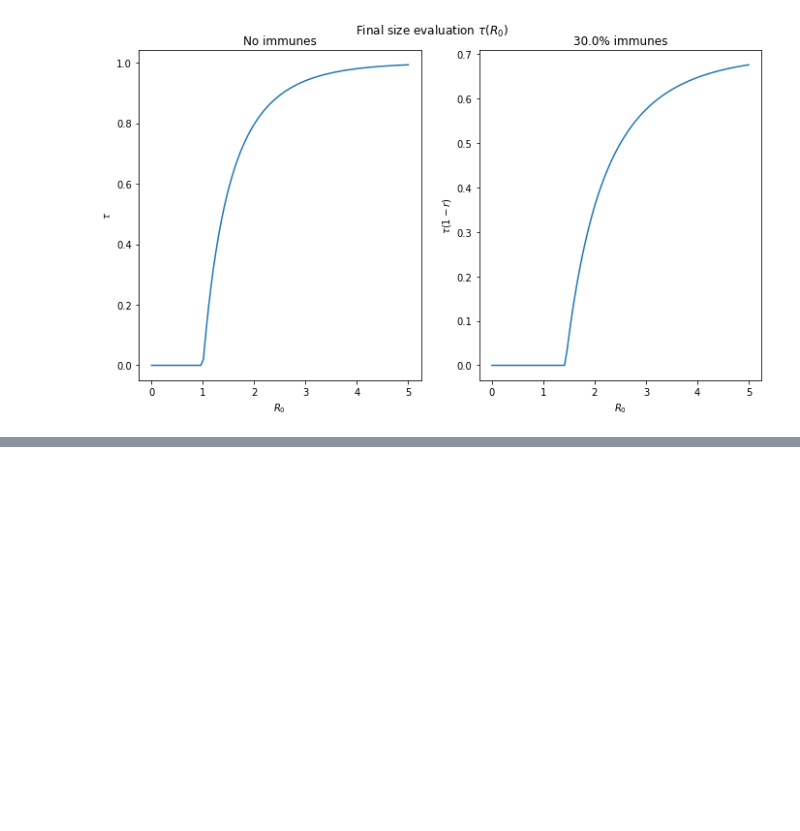
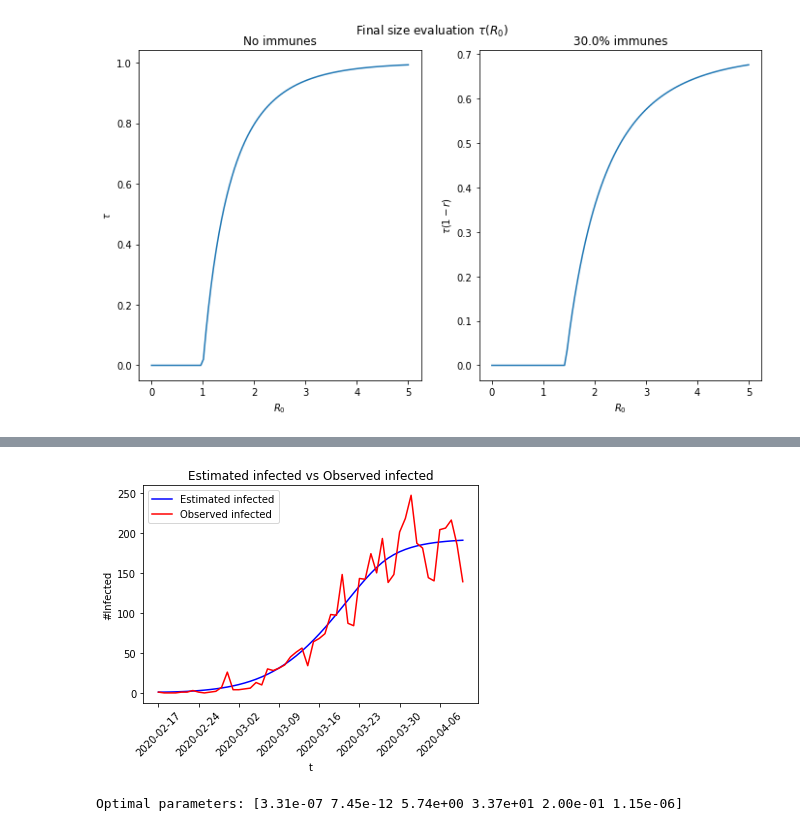
Before and after one commit to erostedt/MT3002-The-Mathematics-and-Statistics-of-Infectious-Disease-Outbreaks, a Jupyter notebook: Project1.ipynb, the cells around one changed output, grey strips where cells are left out. Saved outputs shown, nothing was run; the diff lists cells and outputs as text; code cells hidden in the pictures; blank space fills up the shorter version.

```diff
--- a/Project1.ipynb
+++ b/Project1.ipynb
@@ -117,11 +246,9 @@ plt.show()
 # %%
-# Exercise 3
+# Exercise 3a) read data
 with open('Data_2020-04-10Ny.txt', 'r') as f:
-    dates, incidences = [], []
+    dates, infected = [], []
     lines = f.readlines()
     for line in lines[1:]:
-        date, incidence = line.split()
+        date, _infected = line.split()
         dates.append(date)
-        incidences.append(int(incidence))
-    date_idx = list(range(len(dates)))
-    x_data = zip(date_idx, incidences)
+        infected.append(int(_infected))
@@ -180,0 +255,35 @@ print(lsq([0.004, 0.0012, 1/7, 30, 5], incidences))
+# %%
+# Exercise 3a) fit parameters
+guess_fit = np.array([0.00000007, 0.00000008, 30, 5, 1/7])
+N = 2.37455e6
+
+vseir = VaryingSEIR(init_values=np.array([N, 0, 1, 0]))
+
+# Actual fitting
+opt_params = np.exp(vseir.fit_infected_daily(infected, guess_params=guess_fit))
+
+# Insert rho.
+opt_params = np.hstack((opt_params[:4], 1/5, opt_params[-1]))
+
+# Solve the system with opt parameters.
+vsol = vseir.solve(opt_params, days=len(dates) - 1, step_size=1)
+
+# Plot the result
+fig, ax = plt.subplots()
+ax.plot(dates, vsol['I'], 'b')
+ax.plot(dates, infected, 'r')
+
+_ticks = dates[::7]
+ax.set_xticks(_ticks)
+plt.xticks(rotation=45)
+
+ax.legend(['Estimated infected', 'Observed infected'])
+
+ax.set_title('Estimated infected vs Observed infected')
+ax.set_xlabel('t')
+ax.set_ylabel('#Infected')
+plt.show()
+print('Optimal parameters:', opt_params)
+# %% [output]
+[figure, added]
+Optimal parameters: [3.31e-07 7.45e-12 5.74e+00 3.37e+01 2.00e-01 1.15e-06]
```
Also changed, not shown: parts of 13 cells of this notebook.
